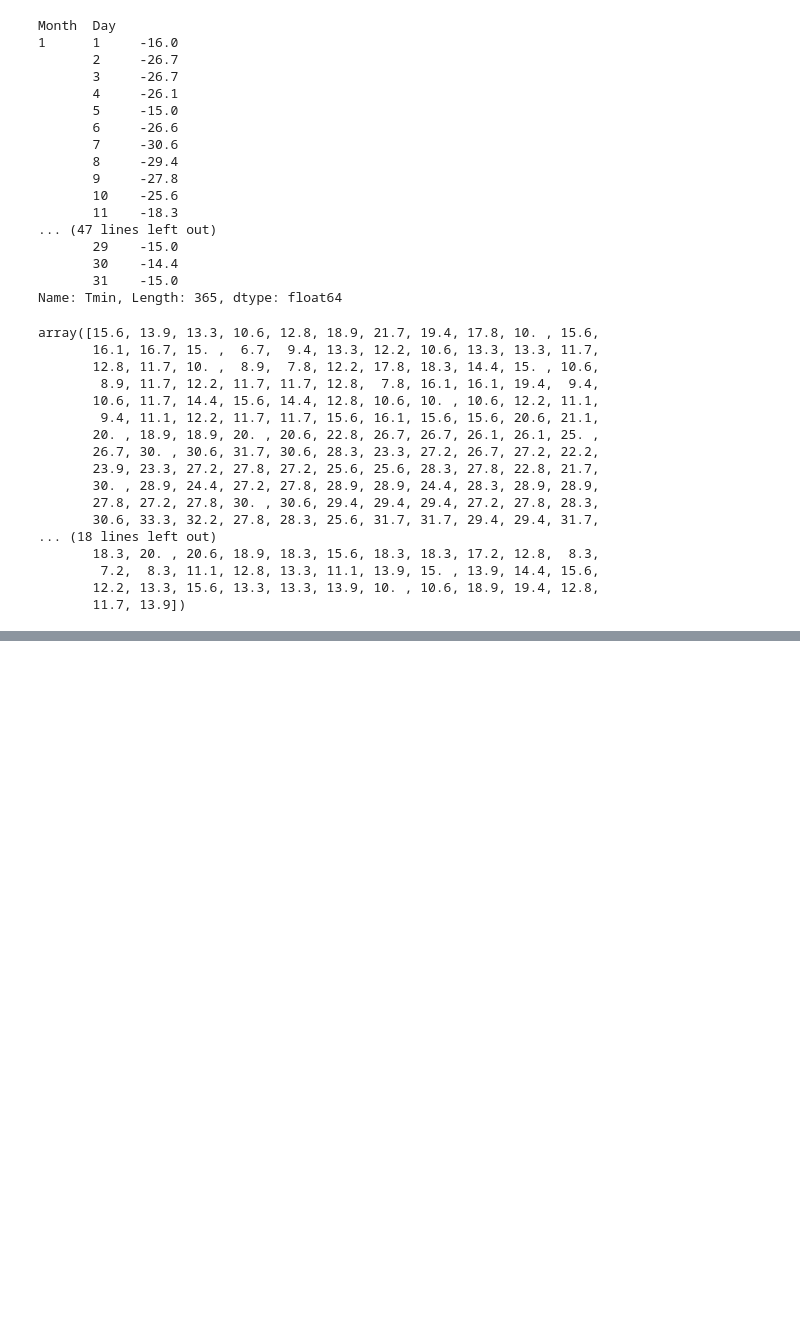
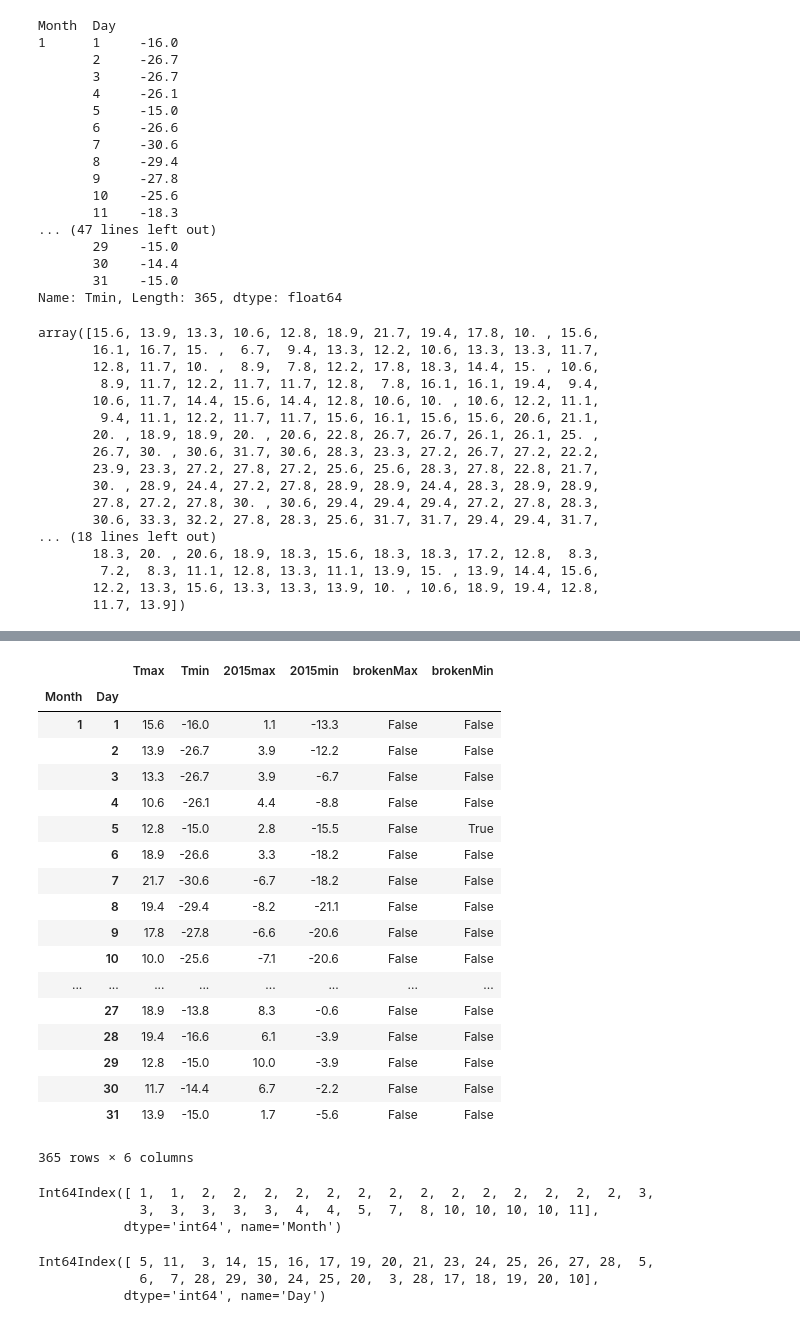
Before and after one commit to z-h-u-j-u-n/Coursera-Applied-Data-Science-with-Py, a Jupyter notebook: C2 Applied Plotting, Charting & Data Representation in Python/Ch2 Basic Charting/Assignment2.ipynb, the cells around one changed output, grey strips where cells are left out. Drawn from its saved outputs; the diff is of its cells as text; code cells hidden in the pictures; blank space fills up the shorter version.

```diff
--- a/C2 Applied Plotting, Charting & Data Representation in Python/Ch2 Basic Charting/Assignment2.ipynb
+++ b/C2 Applied Plotting, Charting & Data Representation in Python/Ch2 Basic Charting/Assignment2.ipynb
@@ -222,0 +215,3 @@ plt.show()
+# %%
+last10_result = pd.concat([tmax, tmin], axis=1)
+last10_result
@@ -222,0 +248,6 @@ plt.show()
+# %%
+w15['Month'] =w15.apply(get_month, axis=1)
+w15['Day'] = w15.apply(get_day, axis=1)
+w15['2015max'] = w15.apply(get_tmax, axis=1)
+w15['2015min'] = w15.apply(get_tmin, axis=1)
+w15.head()
@@ -222,0 +282,5 @@ plt.show()
+# %%
+y15_max = w15.groupby(['Month', 'Day'])['2015max'].apply(np.max)
+y15_min = w15.groupby(['Month', 'Day'])['2015min'].apply(np.min)
+y15_result = pd.concat([y15_max/10, y15_min/10], axis=1)
+y15_result
@@ -222,0 +330,48 @@ plt.show()
+# %%
+def compare_max(x):
+    if x['2015max'] > x['Tmax']:
+        return True
+    else:
+        return False
+
+def compare_min(x):
+    if x['2015min'] < x['Tmin']:
+        return True
+    else:
+        return False
+
+result['brokenMax'] = result.apply(compare_max, axis=1)
+result['brokenMin'] = result.apply(compare_min, axis=1)
+result
+# %% [output]
+|  |  | Tmax | Tmin | 2015max | 2015min | brokenMax | brokenMin |
+| Month | Day |  |  |  |  |  |  |
+| 1 | 1 | 15.6 | -16.0 | 1.1 | -13.3 | False | False |
+|  | 2 | 13.9 | -26.7 | 3.9 | -12.2 | False | False |
+|  | 3 | 13.3 | -26.7 | 3.9 | -6.7 | False | False |
+|  | 4 | 10.6 | -26.1 | 4.4 | -8.8 | False | False |
+|  | 5 | 12.8 | -15.0 | 2.8 | -15.5 | False | True |
+|  | 6 | 18.9 | -26.6 | 3.3 | -18.2 | False | False |
+|  | 7 | 21.7 | -30.6 | -6.7 | -18.2 | False | False |
+|  | 8 | 19.4 | -29.4 | -8.2 | -21.1 | False | False |
+|  | 9 | 17.8 | -27.8 | -6.6 | -20.6 | False | False |
+|  | 10 | 10.0 | -25.6 | -7.1 | -20.6 | False | False |
+| ... | ... | ... | ... | ... | ... | ... | ... |
+|  | 27 | 18.9 | -13.8 | 8.3 | -0.6 | False | False |
+|  | 28 | 19.4 | -16.6 | 6.1 | -3.9 | False | False |
+|  | 29 | 12.8 | -15.0 | 10.0 | -3.9 | False | False |
+|  | 30 | 11.7 | -14.4 | 6.7 | -2.2 | False | False |
+|  | 31 | 13.9 | -15.0 | 1.7 | -5.6 | False | False |
+365 rows × 6 columns
+# %%
+result[result['brokenMin']].index.get_level_values(0)
+# %% [output]
+Int64Index([ 1,  1,  2,  2,  2,  2,  2,  2,  2,  2,  2,  2,  2,  2,  2,  2,  3,
+             3,  3,  3,  3,  3,  4,  4,  5,  7,  8, 10, 10, 10, 10, 11],
+           dtype='int64', name='Month')
+# %%
+result[result['brokenMin']].index.get_level_values('Day')
+# %% [output]
+Int64Index([ 5, 11,  3, 14, 15, 16, 17, 19, 20, 21, 23, 24, 25, 26, 27, 28,  5,
+             6,  7, 28, 29, 30, 24, 25, 20,  3, 28, 17, 18, 19, 20, 10],
+           dtype='int64', name='Day')
```
Also changed, not shown: parts of 13 cells of this notebook, 3 other files.
